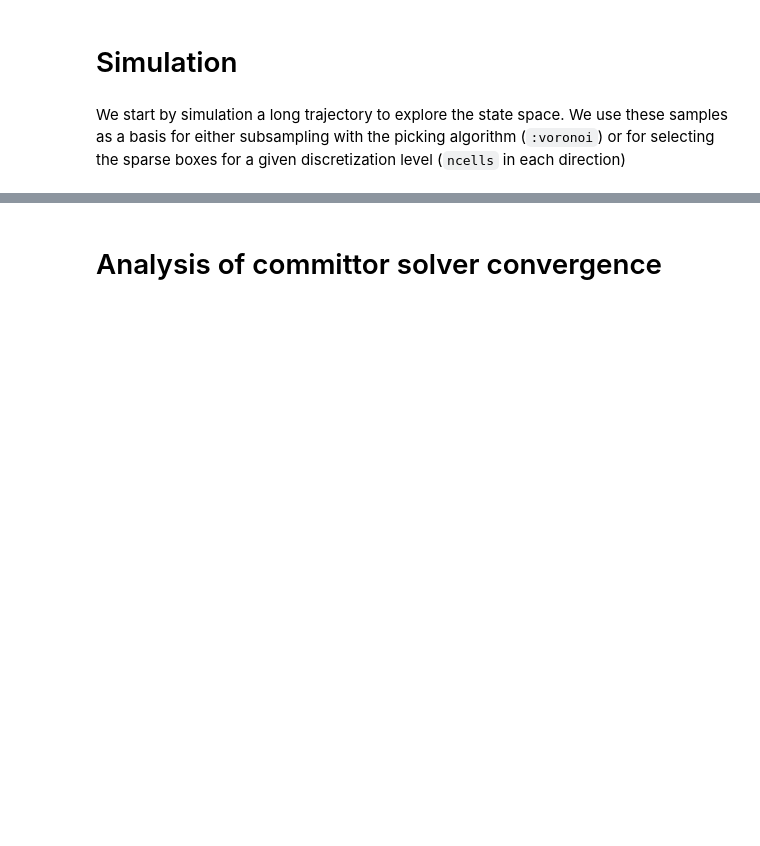
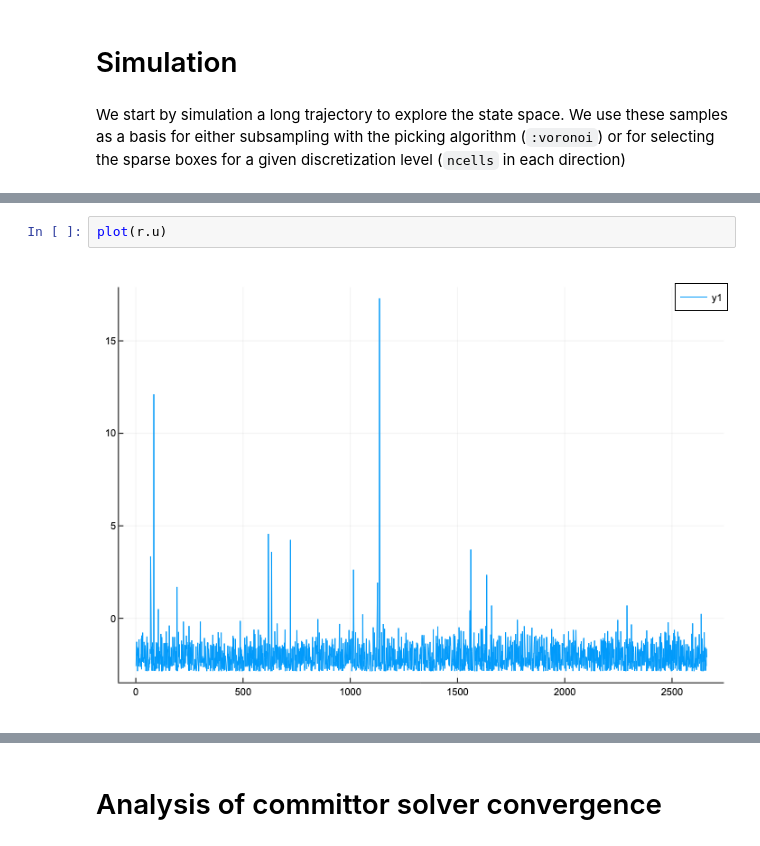
Before and after one commit to axsk/Sqra.jl, a Jupyter notebook: notebooks/lennardjones sqra picking vs sparse.ipynb, the cells around one changed output, grey strips where cells are left out. Drawn from its saved outputs; the diff is of its cells as text; blank space fills up the shorter version.

```diff
--- a/notebooks/lennardjones sqra picking vs sparse.ipynb
+++ b/notebooks/lennardjones sqra picking vs sparse.ipynb
@@ -108,0 +101,4 @@ plot(-diag(r.Q), yaxis=:log, title="distribution of outbound rates")
+# %%
+plot(r.u)
+# %% [output]
+[figure, added]
```
Also changed, not shown: parts of 21 cells of this notebook, 3 other files.
